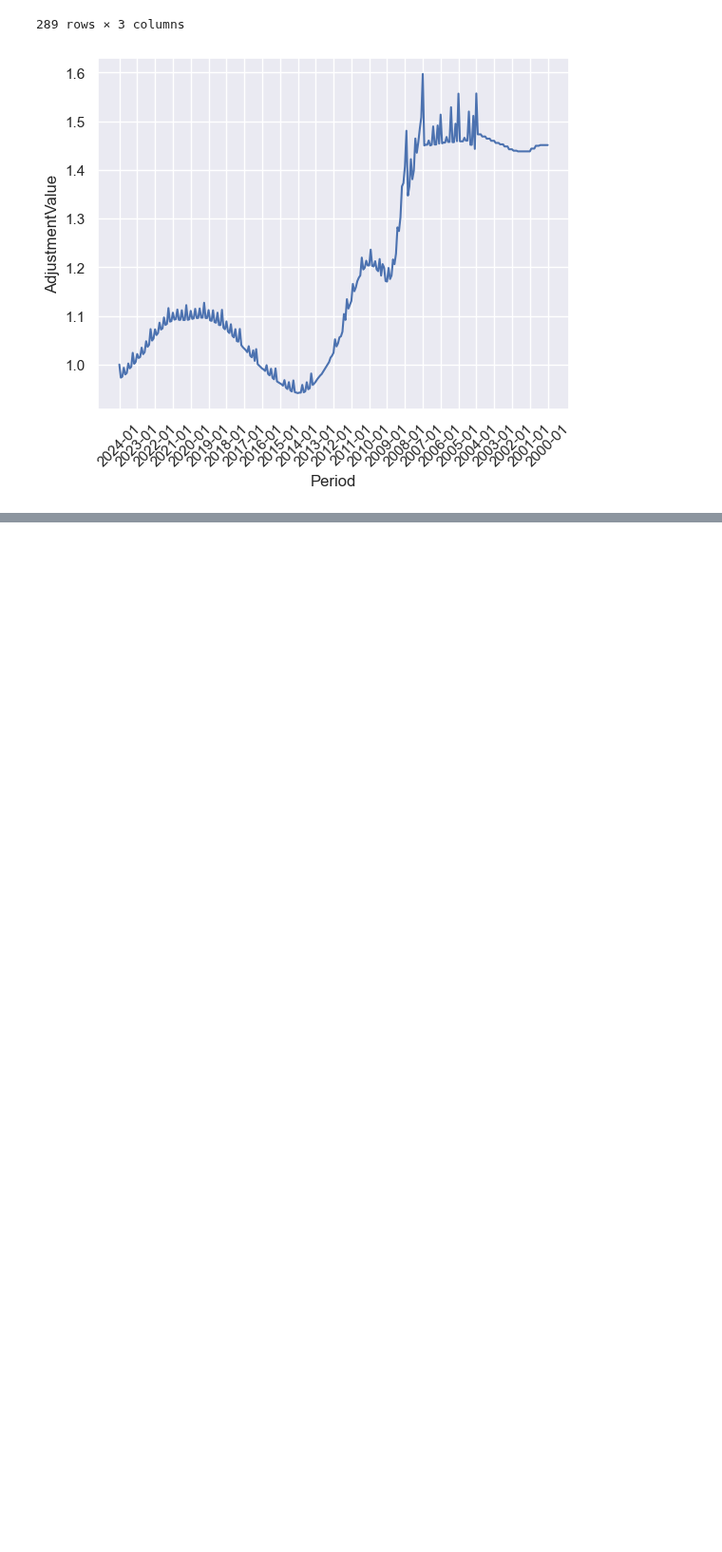
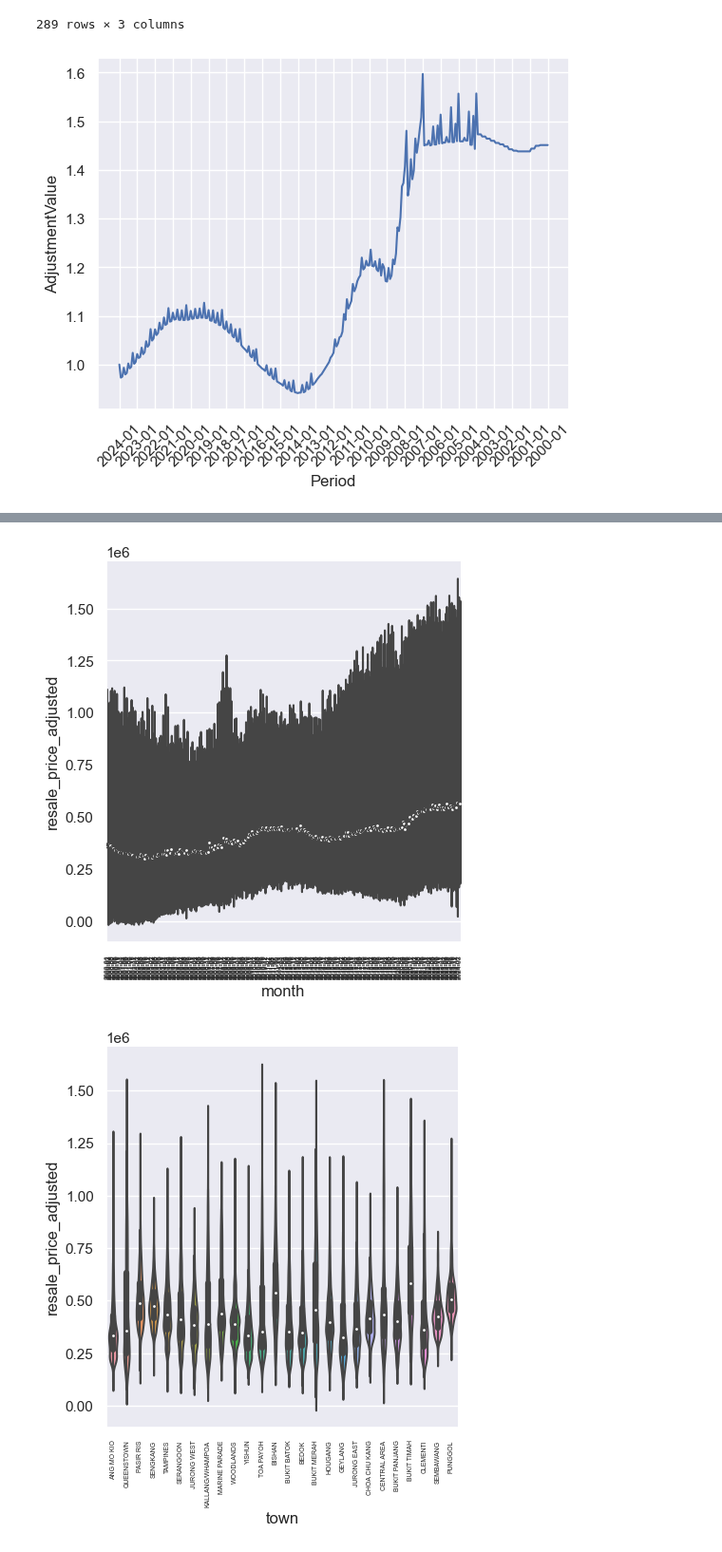
Before and after one commit to KuroInit/HDB-Resale-Price-Predict, a Jupyter notebook: data_prep.ipynb, the cells around one changed output, grey strips where cells are left out. Shown at 95% size. Saved outputs shown, nothing was run; the diff lists cells and outputs as text; code cells hidden in the pictures; blank space fills up the shorter version.

```diff
--- a/data_prep.ipynb
+++ b/data_prep.ipynb
@@ -137,0 +230,8 @@ merged_data
+# %%
+categoricaldata = pd.DataFrame(merged_data[['month', 'town', 'flat_type', 'flat_model', 'resale_price_adjusted']])
+for var in ['month', 'town', 'flat_type', 'flat_model']:
+    plot = sb.catplot(data=categoricaldata, x=var, y='resale_price_adjusted', kind = 'violin')
+    plot.set_xticklabels(fontsize=5,rotation = 90)
+# %% [output]
+[figure, added]
+[figure, added]
```
Also changed, not shown: parts of 7 cells of this notebook.
